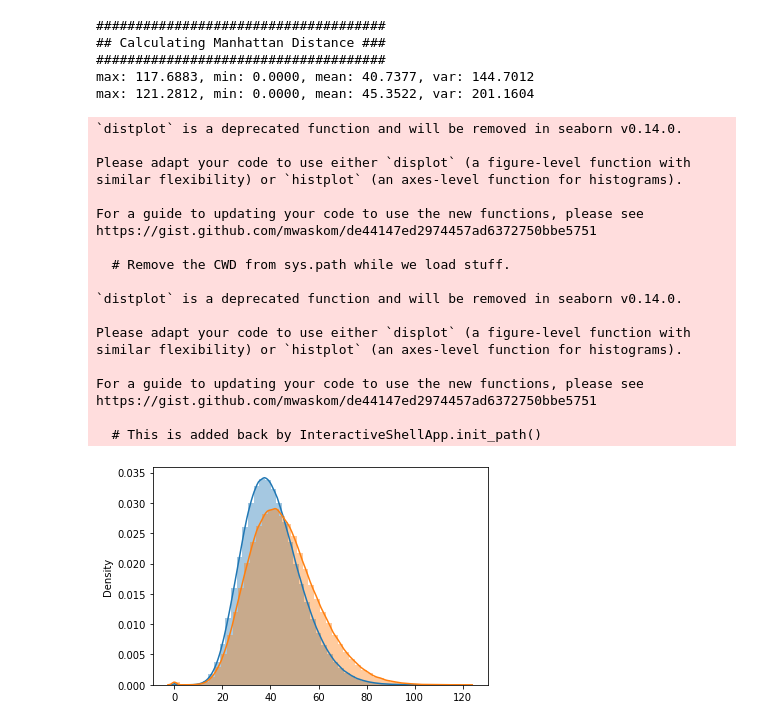
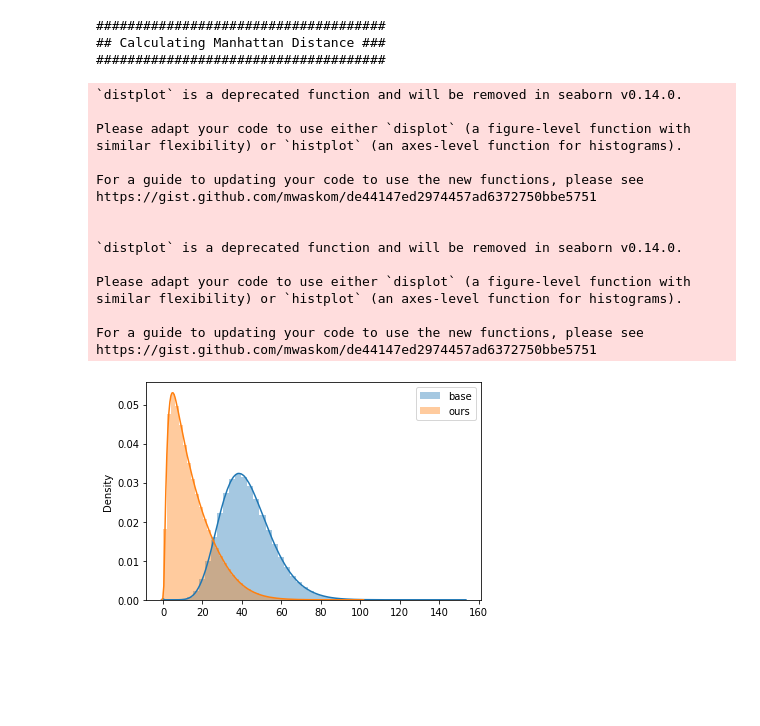
Before and after one commit to DASH-Lab/differential-dropout, a Jupyter notebook: metrics/distance_distribution.ipynb, the cells around one changed output. Drawn from its saved outputs; the diff is of its cells as text; code cells hidden in the pictures; blank space fills up the shorter version.

```diff
--- a/metrics/distance_distribution.ipynb
+++ b/metrics/distance_distribution.ipynb
@@ -147,13 +164,21 @@ print("#####################################")
 print("## Calculating Euclidean Distance ###")
 print("#####################################")
 dist = DistanceMetric.get_metric('euclidean')
-euclidean_base = dist.pairwise(np.array(latent_vectors_base))
-print(f"max: {np.max(euclidean_base):.4f}, min: {np.min(euclidean_base):.4f}, mean: {np.mean(euclidean_base):.4f}, var: {np.var(euclidean_base):.4f}")
-euclidean_private = dist.pairwise(np.array(latent_vectors_private))
-print(f"max: {np.max(euclidean_private):.4f}, min: {np.min(euclidean_private):.4f}, mean: {np.mean(euclidean_private):.4f}, var: {np.var(euclidean_private):.4f}")
 
-sns.distplot(euclidean_base)
-sns.distplot(euclidean_private)
+euclidean_base = np.array([])
+euclidean_private = np.array([])
+for i in range(len(latent_vectors_base)):
+    temp = dist.pairwise(np.array(latent_vectors_base[i])).reshape(-1)
+    euclidean_base = np.concatenate((euclidean_base, temp))
+    # print(f"max: {np.max(euclidean_base):.4f}, min: {np.min(euclidean_base):.4f}, mean: {np.mean(euclidean_base):.4f}, var: {np.var(euclidean_base):.4f}")
+
+    temp = dist.pairwise(np.array(latent_vectors_private[i])).reshape(-1)
+    euclidean_private = np.concatenate((euclidean_private, temp))
+    # print(f"max: {np.max(euclidean_private):.4f}, min: {np.min(euclidean_private):.4f}, mean: {np.mean(euclidean_private):.4f}, var: {np.var(euclidean_private):.4f}")
+
+sns.distplot(euclidean_base, label="base")
+sns.distplot(euclidean_private, label="ours")
+plt.legend()
 plt.show()
 # %% [output]
 #####################################
@@ -184,42 +204,45 @@ https://gist.github.com/mwaskom/de44147ed2974457ad6372750bbe5751
 # %%
 print("#####################################")
 print("## Calculating Manhattan Distance ###")
 print("#####################################")
 dist = DistanceMetric.get_metric('manhattan')
-manhattan_base = dist.pairwise(np.array(latent_vectors_base))
-print(f"max: {np.max(manhattan_base):.4f}, min: {np.min(manhattan_base):.4f}, mean: {np.mean(manhattan_base):.4f}, var: {np.var(manhattan_base):.4f}")
-manhattan_private = dist.pairwise(np.array(latent_vectors_private))
-print(f"max: {np.max(manhattan_private):.4f}, min: {np.min(manhattan_private):.4f}, mean: {np.mean(manhattan_private):.4f}, var: {np.var(manhattan_private):.4f}")
 
-sns.distplot(manhattan_base)
-sns.distplot(manhattan_private)
+manhattan_base = np.array([])
+manhattan_private = np.array([])
+for i in range(len(latent_vectors_base)):
+    temp = dist.pairwise(np.array(latent_vectors_base[i])).reshape(-1)
+    manhattan_base = np.concatenate((manhattan_base, temp))
+    # print(f"max: {np.max(manhattan_base):.4f}, min: {np.min(manhattan_base):.4f}, mean: {np.mean(manhattan_base):.4f}, var: {np.var(manhattan_base):.4f}")
+
+    temp = dist.pairwise(np.array(latent_vectors_private[i])).reshape(-1)
+    manhattan_private = np.concatenate((manhattan_private, temp))
+    # print(f"max: {np.max(manhattan_private):.4f}, min: {np.min(manhattan_private):.4f}, mean: {np.mean(manhattan_private):.4f}, var: {np.var(manhattan_private):.4f}")
+
+sns.distplot(manhattan_base, label="base")
+sns.distplot(manhattan_private, label="ours")
+plt.legend()
 plt.show()
 # %% [output]
 #####################################
 ## Calculating Manhattan Distance ###
 #####################################
-max: 117.6883, min: 0.0000, mean: 40.7377, var: 144.7012
-max: 121.2812, min: 0.0000, mean: 45.3522, var: 201.1604
 `distplot` is a deprecated function and will be removed in seaborn v0.14.0.
 
 Please adapt your code to use either `displot` (a figure-level function with
 similar flexibility) or `histplot` (an axes-level function for histograms).
 
 For a guide to updating your code to use the new functions, please see
 https://gist.github.com/mwaskom/de44147ed2974457ad6372750bbe5751
 
-  # Remove the CWD from sys.path while we load stuff.
 
 `distplot` is a deprecated function and will be removed in seaborn v0.14.0.
 
 Please adapt your code to use either `displot` (a figure-level function with
 similar flexibility) or `histplot` (an axes-level function for histograms).
 
 For a guide to updating your code to use the new functions, please see
 https://gist.github.com/mwaskom/de44147ed2974457ad6372750bbe5751
-
-  # This is added back by InteractiveShellApp.init_path()
-[figure, old version]
+[figure, new version]
 # %%
 print("#####################################")
 print("## Calculating Chebyshev Distance ###")
```
Also changed, not shown: parts of 7 cells of this notebook, 7 other files.
